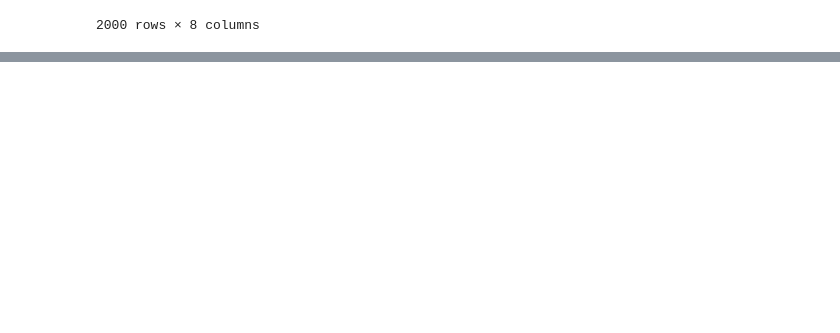
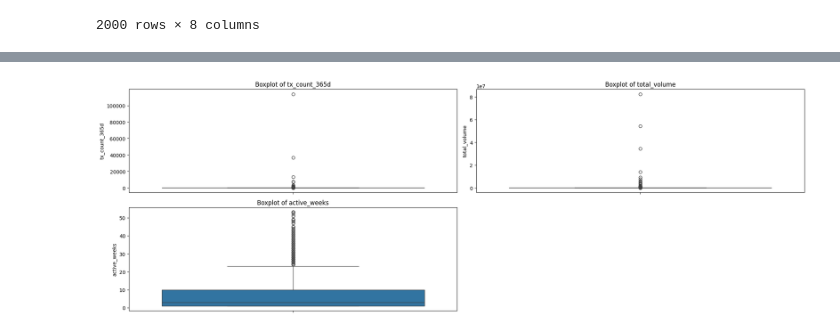
Before and after one commit to joshuatochinwachi/Machine-Learning, a Jupyter notebook: Dune_data.ipynb, the cells around one changed output, grey strips where cells are left out. Cells and saved outputs as stored; diff of their text form; code cells hidden in the pictures; blank space fills up the shorter version.

```diff
--- a/Dune_data.ipynb
+++ b/Dune_data.ipynb
@@ -50,0 +94,17 @@ df
+# %%
+numerical_features = df.select_dtypes(exclude="object").columns
+
+fig, ax = plt.subplots(nrows=2, ncols=3, figsize=(20,20))
+ax = ax.flatten()
+
+# Plot histograms for numeric columns only
+for i, col in enumerate(numerical_features):
+    sns.histplot(df[col], ax=ax[i], kde=True)
+    ax[i].set_title(f"Histogram of {col}")
+
+# Remove extra (unused) subplots
+for j in range(len(numerical_features), len(ax)):
+    fig.delaxes(ax[j])
+
+plt.tight_layout()
+plt.show()
@@ -50,0 +113,18 @@ df
+# %%
+numerical_features = df.select_dtypes(exclude="object").columns
+
+fig, ax = plt.subplots(nrows=3, ncols=2, figsize=(20, 10))
+ax = ax.flatten()
+
+for i, col in enumerate(numerical_features):
+    sns.boxplot(y=df[col], ax=ax[i])
+    ax[i].set_title(f"Boxplot of {col}")
+
+# Remove empty subplots
+for j in range(len(numerical_features), len(ax)):
+    fig.delaxes(ax[j])
+
+plt.tight_layout()
+plt.show()
+# %% [output]
+[figure, added]
```
Also changed, not shown: parts of 9 cells of this notebook.
